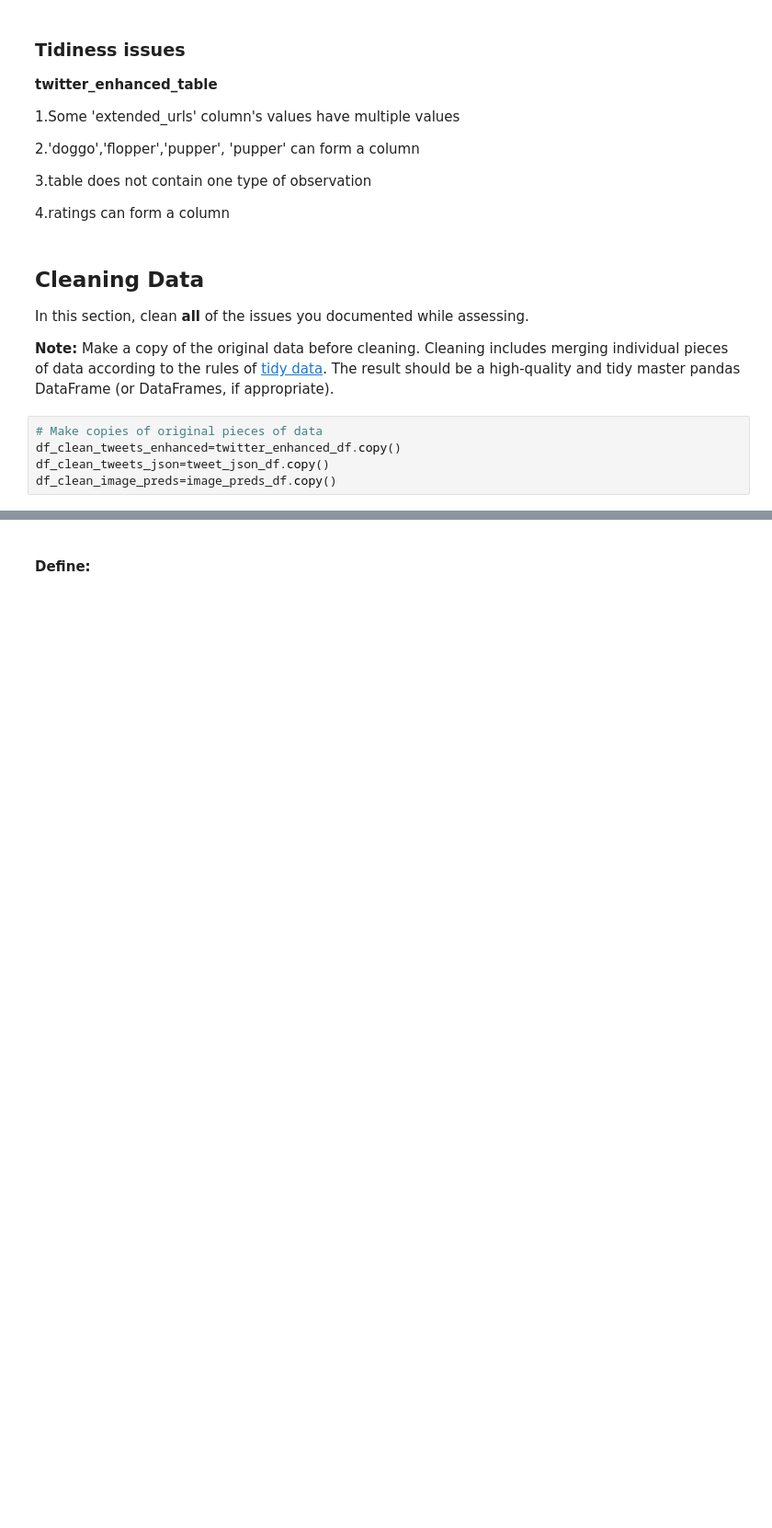
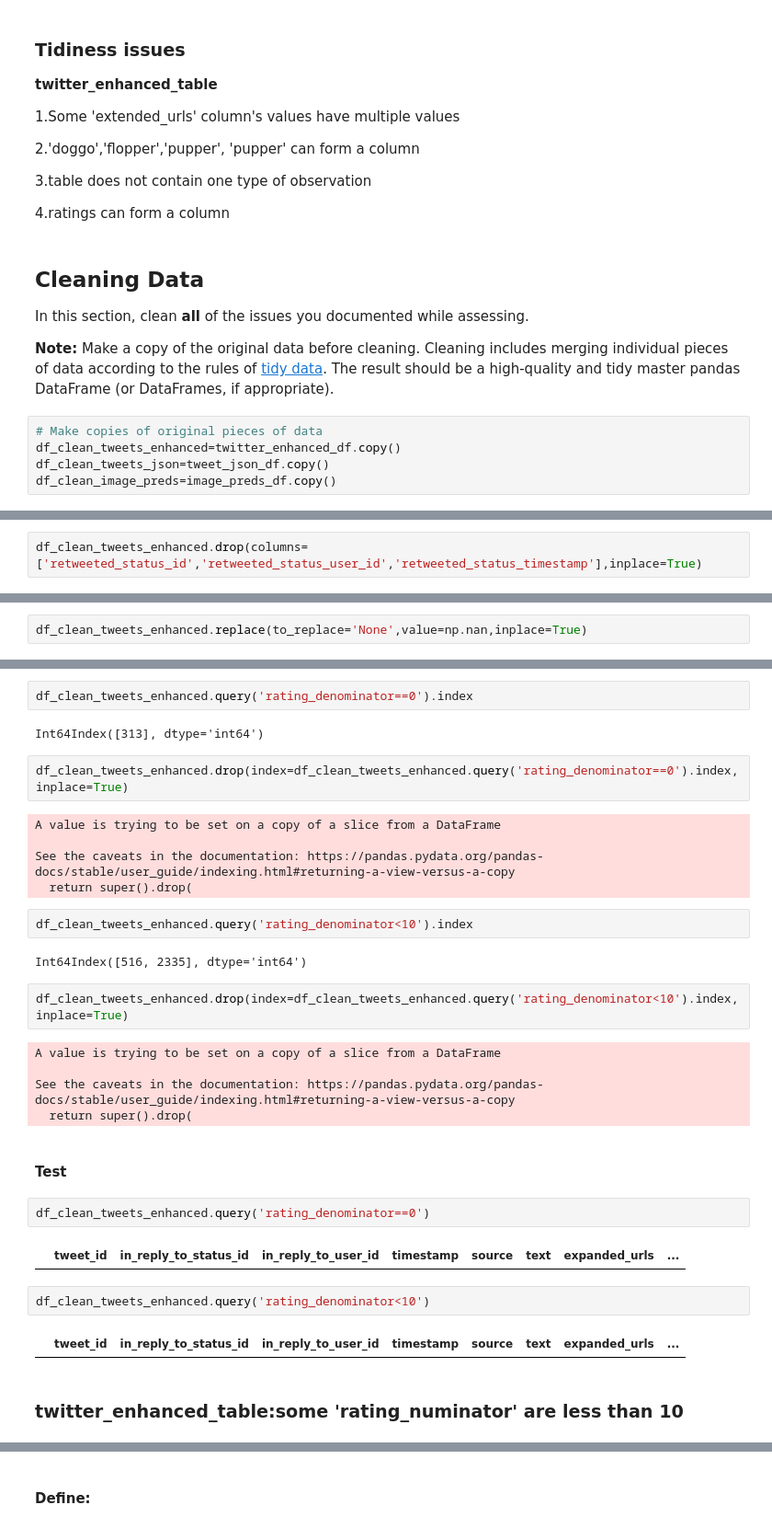
Before and after one commit to ardeshirsaadat/project3_wrangle_and_analyze_data, a Jupyter notebook: wrangle_act.ipynb, the cells around one changed output, grey strips where cells are left out. Shown at 92% size. Cells and saved outputs as stored; diff of their text form; blank space fills up the shorter version.

```diff
--- a/wrangle_act.ipynb
+++ b/wrangle_act.ipynb
@@ -242,0 +164,2 @@ df_clean_image_preds=image_preds_df.copy()
+# %%
+df_clean_tweets_enhanced.drop(columns=['retweeted_status_id','retweeted_status_user_id','retweeted_status_timestamp'],inplace=True)
@@ -242,0 +202,2 @@ df_clean_image_preds=image_preds_df.copy()
+# %%
+df_clean_tweets_enhanced.replace(to_replace='None',value=np.nan,inplace=True)
@@ -242,0 +235,34 @@ df_clean_image_preds=image_preds_df.copy()
+# %%
+df_clean_tweets_enhanced.query('rating_denominator==0').index
+# %% [output]
+Int64Index([313], dtype='int64')
+# %%
+df_clean_tweets_enhanced.drop(index=df_clean_tweets_enhanced.query('rating_denominator==0').index,inplace=True)
+# %% [output]
+A value is trying to be set on a copy of a slice from a DataFrame
+
+See the caveats in the documentation: https://pandas.pydata.org/pandas-docs/stable/user_guide/indexing.html#returning-a-view-versus-a-copy
+  return super().drop(
+# %%
+df_clean_tweets_enhanced.query('rating_denominator<10').index
+# %% [output]
+Int64Index([516, 2335], dtype='int64')
+# %%
+df_clean_tweets_enhanced.drop(index=df_clean_tweets_enhanced.query('rating_denominator<10').index,inplace=True)
+# %% [output]
+A value is trying to be set on a copy of a slice from a DataFrame
+
+See the caveats in the documentation: https://pandas.pydata.org/pandas-docs/stable/user_guide/indexing.html#returning-a-view-versus-a-copy
+  return super().drop(
+# %% [markdown]
+#### Test
+# %%
+df_clean_tweets_enhanced.query('rating_denominator==0')
+# %% [output]
+|  | tweet_id | in_reply_to_status_id | in_reply_to_user_id | timestamp | source | text | expanded_urls | ... |
+# %%
+df_clean_tweets_enhanced.query('rating_denominator<10')
+# %% [output]
+|  | tweet_id | in_reply_to_status_id | in_reply_to_user_id | timestamp | source | text | expanded_urls | ... |
+# %% [markdown]
+### twitter_enhanced_table:some 'rating_numinator' are less than 10
```
Also changed, not shown: parts of 82 cells of this notebook, 1 other file.
